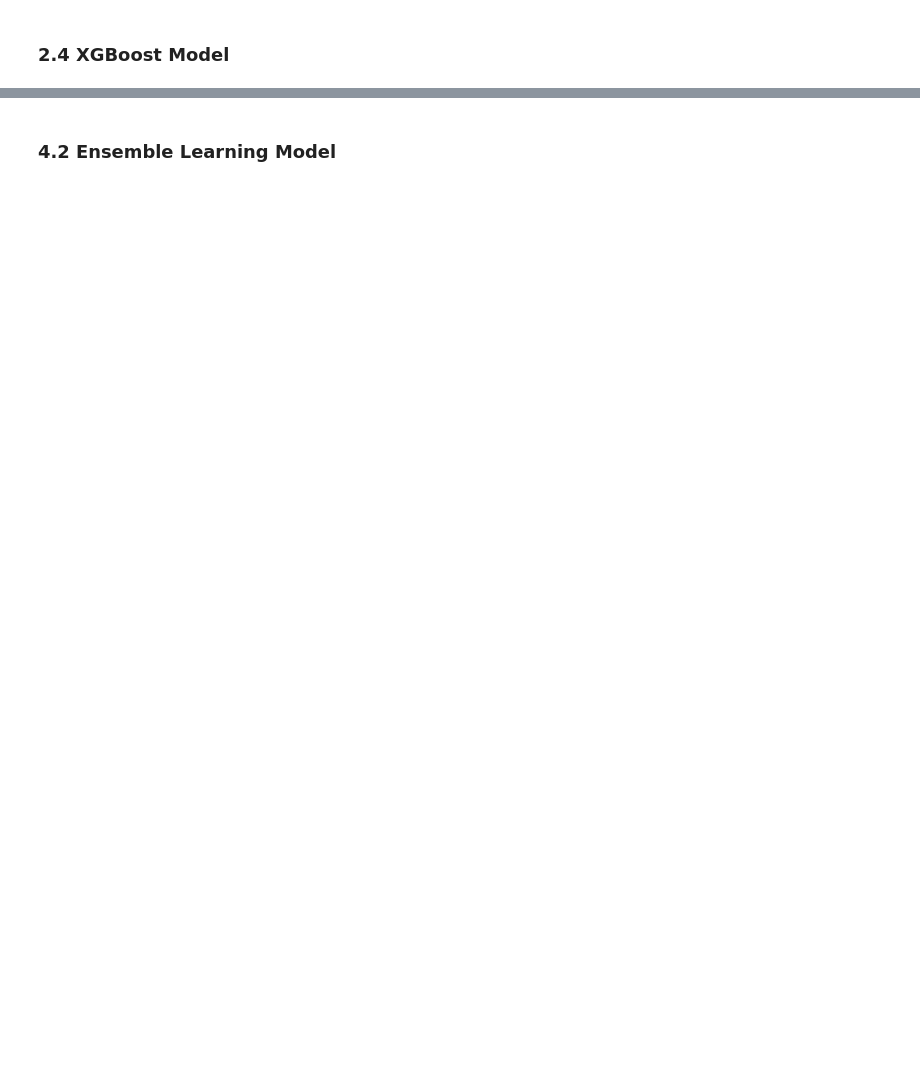
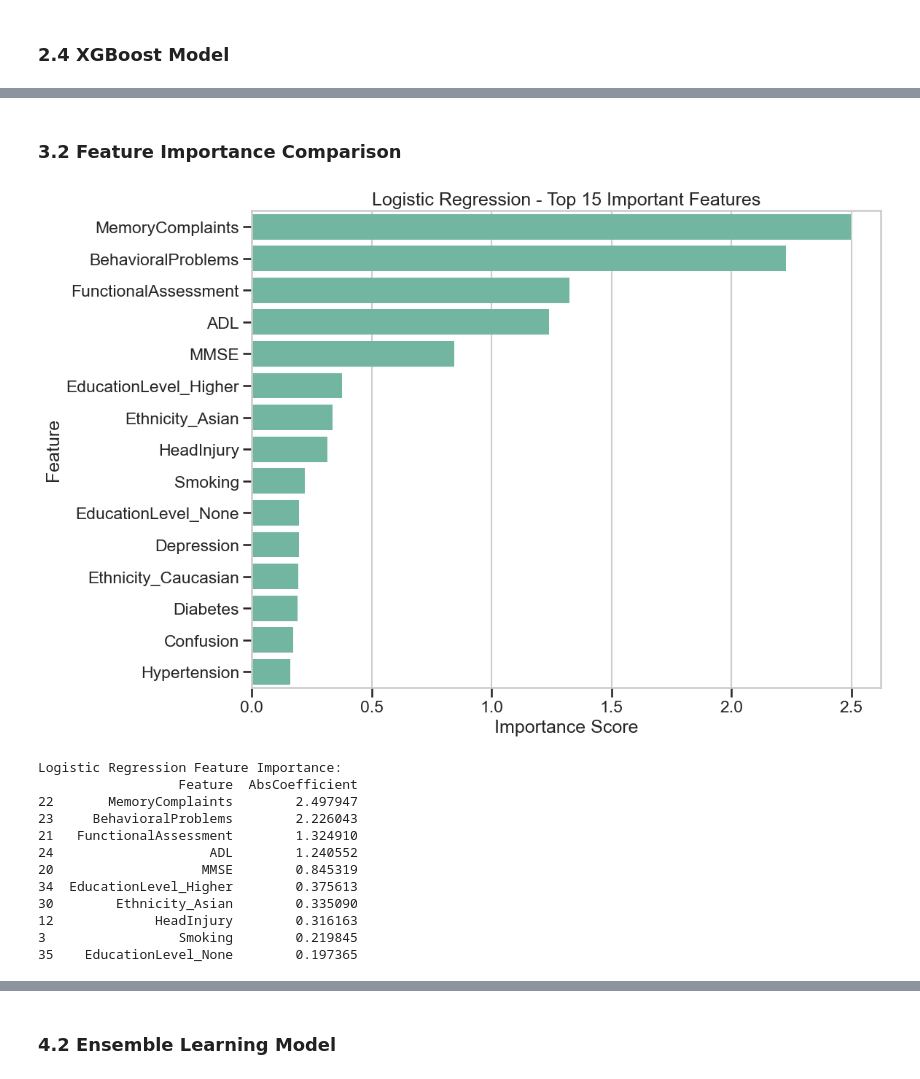
Before and after one commit to WellFan/alzheimer, a Jupyter notebook: alzheimer.ipynb, the cells around one changed output, grey strips where cells are left out. Saved outputs shown, nothing was run; the diff lists cells and outputs as text; code cells hidden in the pictures; blank space fills up the shorter version.

```diff
--- a/alzheimer.ipynb
+++ b/alzheimer.ipynb
@@ -100,0 +527,39 @@
+# %% [markdown]
+### 3.2 Feature Importance Comparison
+# %%
+# Get coefficients from logistic regression
+logistic_coefficients = pd.DataFrame({
+    'Feature': X_train.columns,
+    'Coefficient': best_logistic.coef_[0]
+})
+
+# Sort by absolute coefficient values
+logistic_coefficients['AbsCoefficient'] = logistic_coefficients['Coefficient'].abs()
+logistic_coefficients = logistic_coefficients.sort_values(by='AbsCoefficient', ascending=False)
+
+# Plot feature importance
+plt.figure(figsize=(12, 8))
+sns.barplot(x='AbsCoefficient', y='Feature', data=logistic_coefficients.head(15))
+plt.title('Logistic Regression - Top 15 Important Features')
+plt.xlabel('Importance Score')
+plt.ylabel('Feature')
+plt.tight_layout()
+plt.show()
+
+# Print feature importance
+print("Logistic Regression Feature Importance:")
+print(logistic_coefficients[['Feature', 'AbsCoefficient']].head(10))
+# %% [output]
+[figure, added]
+Logistic Regression Feature Importance:
+                  Feature  AbsCoefficient
+22       MemoryComplaints        2.497947
+23     BehavioralProblems        2.226043
+21   FunctionalAssessment        1.324910
+24                    ADL        1.240552
+20                   MMSE        0.845319
+34  EducationLevel_Higher        0.375613
+30        Ethnicity_Asian        0.335090
+12             HeadInjury        0.316163
+3                 Smoking        0.219845
+35    EducationLevel_None        0.197365
```
Also changed, not shown: parts of 91 cells of this notebook, 2 other files.
